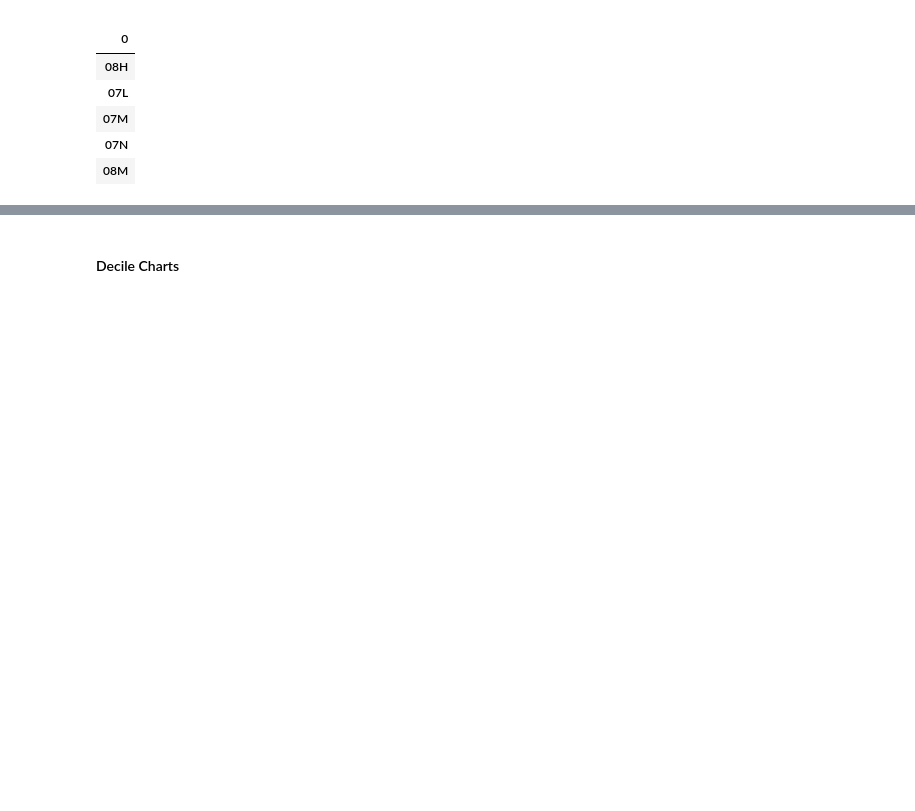
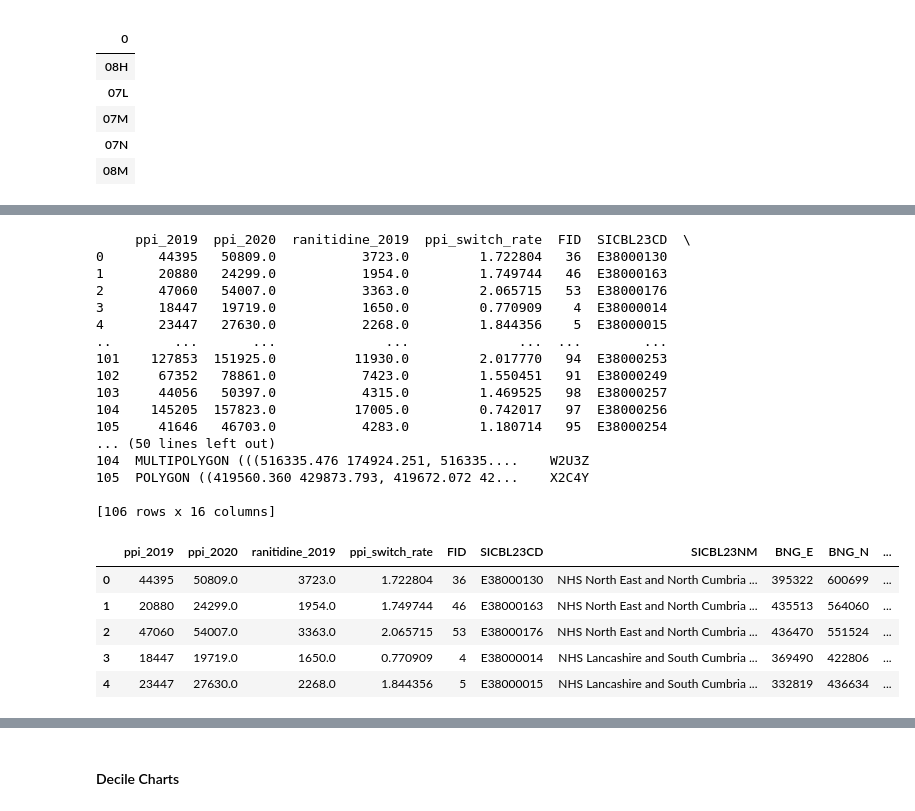
Before and after one commit to avanthika-sivakumar/med-student-omeprazole, a Jupyter notebook: notebooks/Omeprazole shortage.ipynb, the cells around one changed output, grey strips where cells are left out. Saved outputs shown, nothing was run; the diff lists cells and outputs as text; code cells hidden in the pictures; blank space fills up the shorter version.

```diff
--- a/notebooks/Omeprazole shortage.ipynb
+++ b/notebooks/Omeprazole shortage.ipynb
@@ -885,11 +887,11 @@ gi_df_ccg.head()
 data_filtered_ranitidine_ccg = bnf_code_filter(gi_df_ccg, 'bnf_code', ranitidine_code, ranitidine_exclude_codes)
 data_filtered_PPI_ccg = bnf_code_filter(gi_df_ccg, 'bnf_code', PPI_code, PPI_exclude_codes)
 # %%
-# Aggregate by CCG for April 2019 and April 2020
-ranitidine_2019 = data_filtered_ranitidine_ccg[data_filtered_ranitidine_ccg['month'] == '2019-04-01'].groupby('ccg_id')['items'].sum().reset_index(name='ranitidine_2019')
-ppi_2019 = data_filtered_PPI_ccg[data_filtered_PPI_ccg['month'] == '2019-04-01'].groupby('ccg_id')['items'].sum().reset_index(name='ppi_2019')
-ppi_2020 = data_filtered_PPI_ccg[data_filtered_PPI_ccg['month'] == '2020-04-01'].groupby('ccg_id')['items'].sum().reset_index(name='ppi_2020')
+# Aggregate by CCG for July 2019 and July 2020
+ranitidine_ccg_2019 = data_filtered_ranitidine_ccg[data_filtered_ranitidine_ccg['month'] == '2019-07-01'].groupby('ccg_id')['items'].sum().reset_index(name='ranitidine_2019')
+ppi_ccg_2019 = data_filtered_PPI_ccg[data_filtered_PPI_ccg['month'] == '2019-07-01'].groupby('ccg_id')['items'].sum().reset_index(name='ppi_2019')
+ppi_ccg_2020 = data_filtered_PPI_ccg[data_filtered_PPI_ccg['month'] == '2020-07-01'].groupby('ccg_id')['items'].sum().reset_index(name='ppi_2020')
 
-print(ppi_2020)
+print(ppi_ccg_2020)
 # %% [output]
     ccg_id  ppi_2020
@@ -924,17 +928,17 @@ london_ccg.head()
 | 08M |
 # %%
 # Calculating PPI Switch Rate
-PPI_switch_rate = ppi_2019.merge(ppi_2020, on='ccg_id', how='left').merge(ranitidine_2019, on='ccg_id', how='left') #create switchrate dataframe
+PPI_switch_rate_ccg = ppi_ccg_2019.merge(ppi_ccg_2020, on='ccg_id', how='left').merge(ranitidine_ccg_2019, on='ccg_id', how='left') #create switchrate dataframe
 
-PPI_switch_rate['ppi_switch_rate'] = (ppi_2020['ppi_2020'] - ppi_2019['ppi_2019']) / ranitidine_2019['ranitidine_2019']
+PPI_switch_rate_ccg['ppi_switch_rate'] = (PPI_switch_rate_ccg['ppi_2020'] - PPI_switch_rate_ccg['ppi_2019']) / PPI_switch_rate_ccg['ranitidine_2019']
 
 #Account for NaN and positive / negative infinity
-PPI_switch_rate['ppi_switch_rate'] = PPI_switch_rate['ppi_switch_rate'].fillna(0)
-PPI_switch_rate['ppi_switch_rate'] = PPI_switch_rate['ppi_switch_rate'].replace([float('inf'), -float('inf')], 0)
+PPI_switch_rate_ccg['ppi_switch_rate'] = PPI_switch_rate_ccg['ppi_switch_rate'].fillna(0)
+PPI_switch_rate_ccg['ppi_switch_rate'] = PPI_switch_rate_ccg['ppi_switch_rate'].replace([float('inf'), -float('inf')], 0)
 
-PPI_switch_rate = PPI_switch_rate.set_index('ccg_id')
+PPI_switch_rate_ccg = PPI_switch_rate_ccg.set_index('ccg_id')
 
-print (PPI_switch_rate)
+print (PPI_switch_rate_ccg)
 # %% [output]
         ppi_2019  ppi_2020  ranitidine_2019  ppi_switch_rate
 ccg_id
@@ -1002,5 +1011,29 @@ sicbl_gdf.head()
 # %%
 # 16 Merge map data with switch rates
-switchrate_ccg_merge_df = pd.merge(PPI_switch_rate, ccg_df, left_on='ccg_id', right_on='code', how='left')
-switchrate_ccg_maps_gdf = sicbl_gdf.merge(switchrate_ccg_merge_df, left_on='SICBL23CD', right_on='ons_code', how='inner')
+switchrate_ccg_maps_gdf = PPI_switch_rate_ccg.merge(sicbl_gdf, left_on='ccg_id', right_on='ccg_code', how='inner')
 print (switchrate_ccg_maps_gdf)
+switchrate_ccg_maps_gdf.head()
+# %% [output]
+     ppi_2019  ppi_2020  ranitidine_2019  ppi_switch_rate  FID  SICBL23CD  \
+0       44395   50809.0           3723.0         1.722804   36  E38000130
+1       20880   24299.0           1954.0         1.749744   46  E38000163
+2       47060   54007.0           3363.0         2.065715   53  E38000176
+3       18447   19719.0           1650.0         0.770909    4  E38000014
+4       23447   27630.0           2268.0         1.844356    5  E38000015
+..        ...       ...              ...              ...  ...        ...
+101    127853  151925.0          11930.0         2.017770   94  E38000253
+102     67352   78861.0           7423.0         1.550451   91  E38000249
+103     44056   50397.0           4315.0         1.469525   98  E38000257
+104    145205  157823.0          17005.0         0.742017   97  E38000256
+105     41646   46703.0           4283.0         1.180714   95  E38000254
+... (50 lines left out)
+104  MULTIPOLYGON (((516335.476 174924.251, 516335....    W2U3Z
+105  POLYGON ((419560.360 429873.793, 419672.072 42...    X2C4Y
+
+[106 rows x 16 columns]
+|  | ppi_2019 | ppi_2020 | ranitidine_2019 | ppi_switch_rate | FID | SICBL23CD | SICBL23NM | BNG_E | BNG_N | ... |
+| 0 | 44395 | 50809.0 | 3723.0 | 1.722804 | 36 | E38000130 | NHS North East and North Cumbria ... | 395322 | 600699 | ... |
+| 1 | 20880 | 24299.0 | 1954.0 | 1.749744 | 46 | E38000163 | NHS North East and North Cumbria ... | 435513 | 564060 | ... |
+| 2 | 47060 | 54007.0 | 3363.0 | 2.065715 | 53 | E38000176 | NHS North East and North Cumbria ... | 436470 | 551524 | ... |
+| 3 | 18447 | 19719.0 | 1650.0 | 0.770909 | 4 | E38000014 | NHS Lancashire and South Cumbria ... | 369490 | 422806 | ... |
+| 4 | 23447 | 27630.0 | 2268.0 | 1.844356 | 5 | E38000015 | NHS Lancashire and South Cumbria ... | 332819 | 436634 | ... |
```
Also changed, not shown: parts of 19 cells of this notebook, 6 other files.
